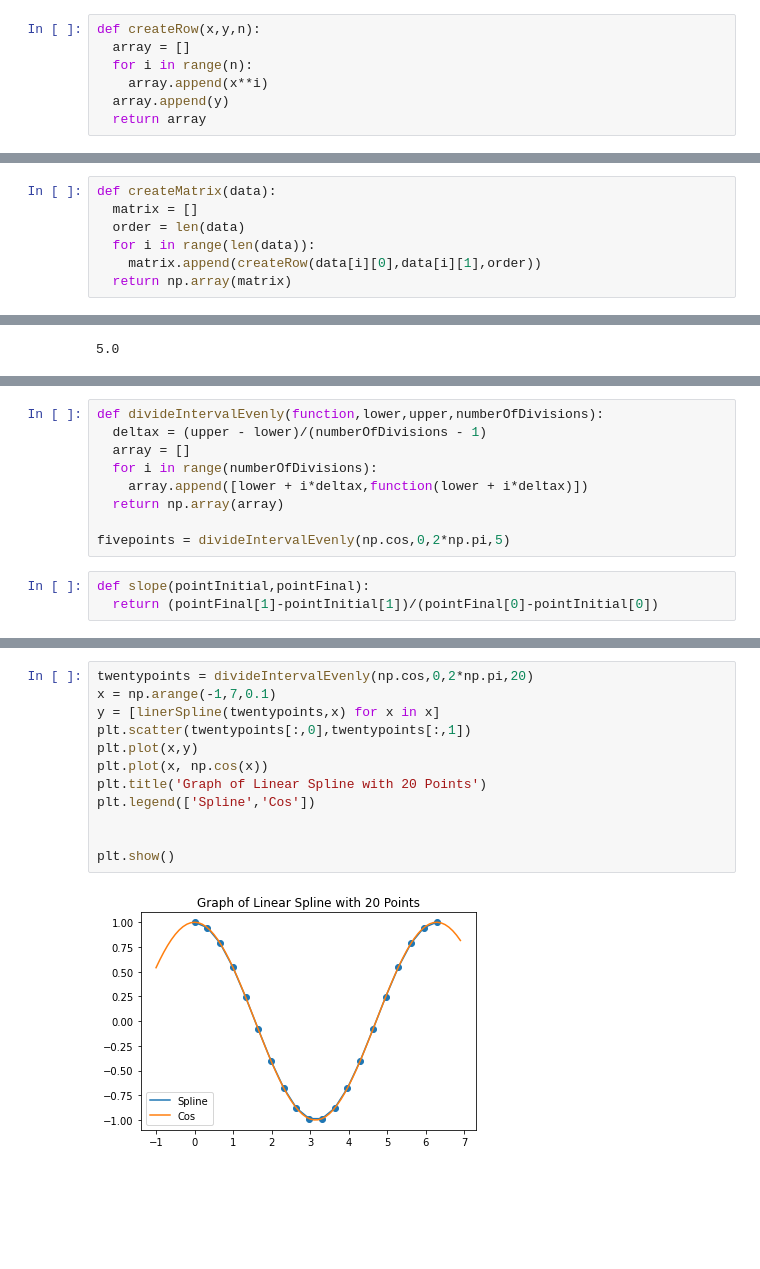
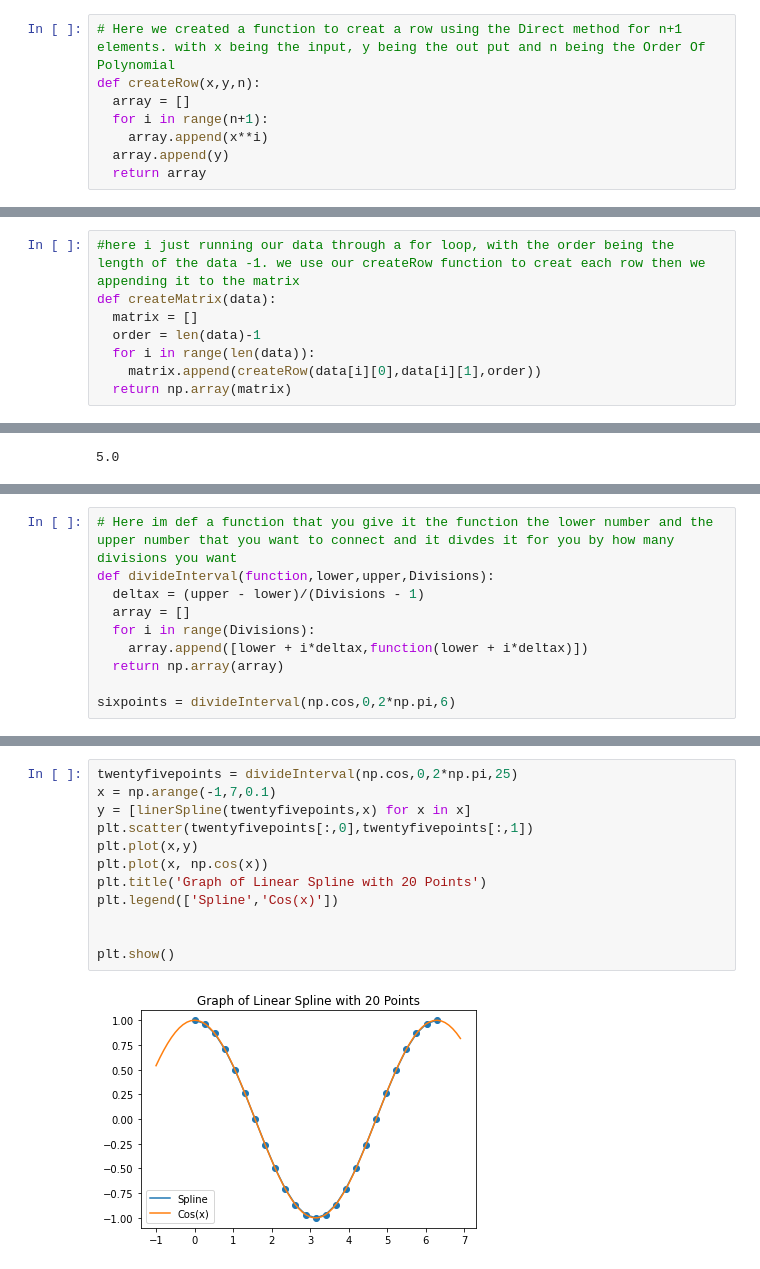
Before and after one commit to jacmantooth/groupproject, a Jupyter notebook: group_project5.ipynb, the cells around one changed output, grey strips where cells are left out. Saved outputs shown, nothing was run; the diff lists cells and outputs as text; blank space fills up the shorter version.

```diff
--- a/group_project5.ipynb
+++ b/group_project5.ipynb
@@ -58,7 +88,8 @@ def gaussJordan(matrix):
 # %%
+# Here we created a function to creat a row using the Direct method for n+1 elements. with x being the input, y being the out put and n being the Order Of Polynomial
 def createRow(x,y,n):
   array = []
-  for i in range(n):
+  for i in range(n+1):
     array.append(x**i)
   array.append(y)
   return array
@@ -74,7 +111,8 @@ data
 # %%
+#here i just running our data through a for loop, with the order being the length of the data -1. we use our createRow function to creat each row then we appending it to the matrix
 def createMatrix(data):
   matrix = []
-  order = len(data)
+  order = len(data)-1
   for i in range(len(data)):
     matrix.append(createRow(data[i][0],data[i][1],order))
   return np.array(matrix)
@@ -131,13 +195,11 @@ plt.show()
 # %%
-def divideIntervalEvenly(function,lower,upper,numberOfDivisions):
-  deltax = (upper - lower)/(numberOfDivisions - 1)
+# Here im def a function that you give it the function the lower number and the upper number that you want to connect and it divdes it for you by how many divisions you want
+def divideInterval(function,lower,upper,Divisions):
+  deltax = (upper - lower)/(Divisions - 1)
   array = []
-  for i in range(numberOfDivisions):
+  for i in range(Divisions):
     array.append([lower + i*deltax,function(lower + i*deltax)])
   return np.array(array)
 
-fivepoints = divideIntervalEvenly(np.cos,0,2*np.pi,5)
+sixpoints = divideInterval(np.cos,0,2*np.pi,6)
-# %%
-def slope(pointInitial,pointFinal):
-  return (pointFinal[1]-pointInitial[1])/(pointFinal[0]-pointInitial[0])
 # %%
@@ -172,14 +239,14 @@ plt.show()
 # %%
-twentypoints = divideIntervalEvenly(np.cos,0,2*np.pi,20)
+twentyfivepoints = divideInterval(np.cos,0,2*np.pi,25)
 x = np.arange(-1,7,0.1)
-y = [linerSpline(twentypoints,x) for x in x]
-plt.scatter(twentypoints[:,0],twentypoints[:,1])
+y = [linerSpline(twentyfivepoints,x) for x in x]
+plt.scatter(twentyfivepoints[:,0],twentyfivepoints[:,1])
 plt.plot(x,y)
 plt.plot(x, np.cos(x))
 plt.title('Graph of Linear Spline with 20 Points')
-plt.legend(['Spline','Cos'])
+plt.legend(['Spline','Cos(x)'])
 
 
 plt.show()
 # %% [output]
-[figure, old version]
+[figure, new version]
```
Also changed, not shown: parts of 29 cells of this notebook.
